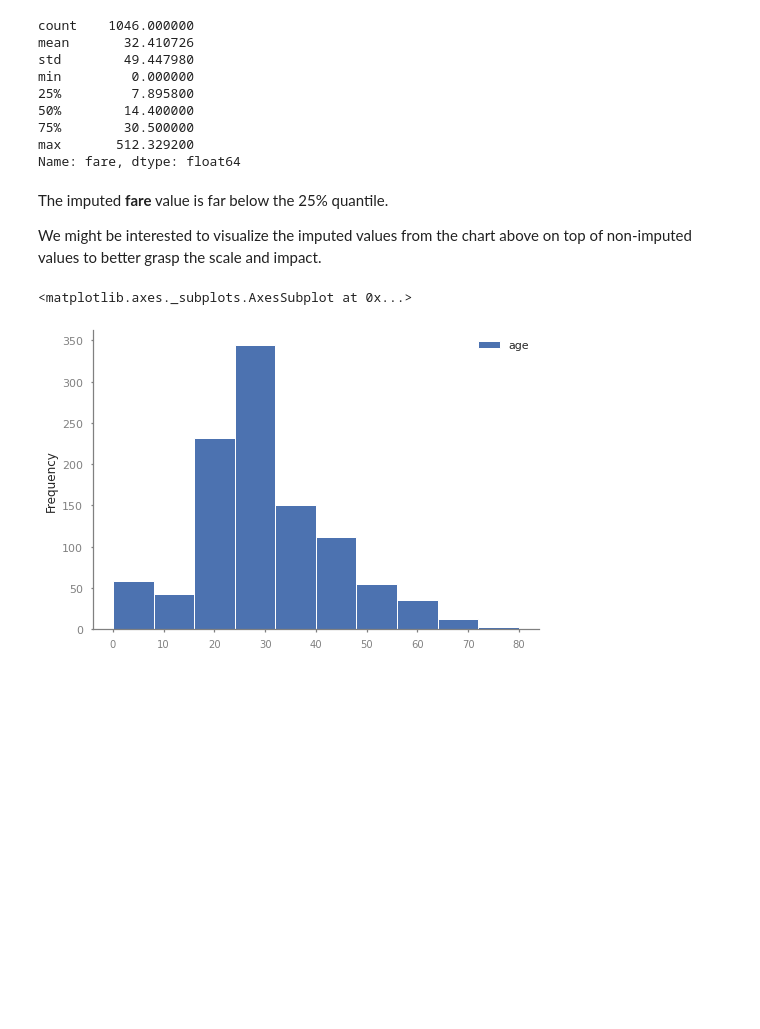
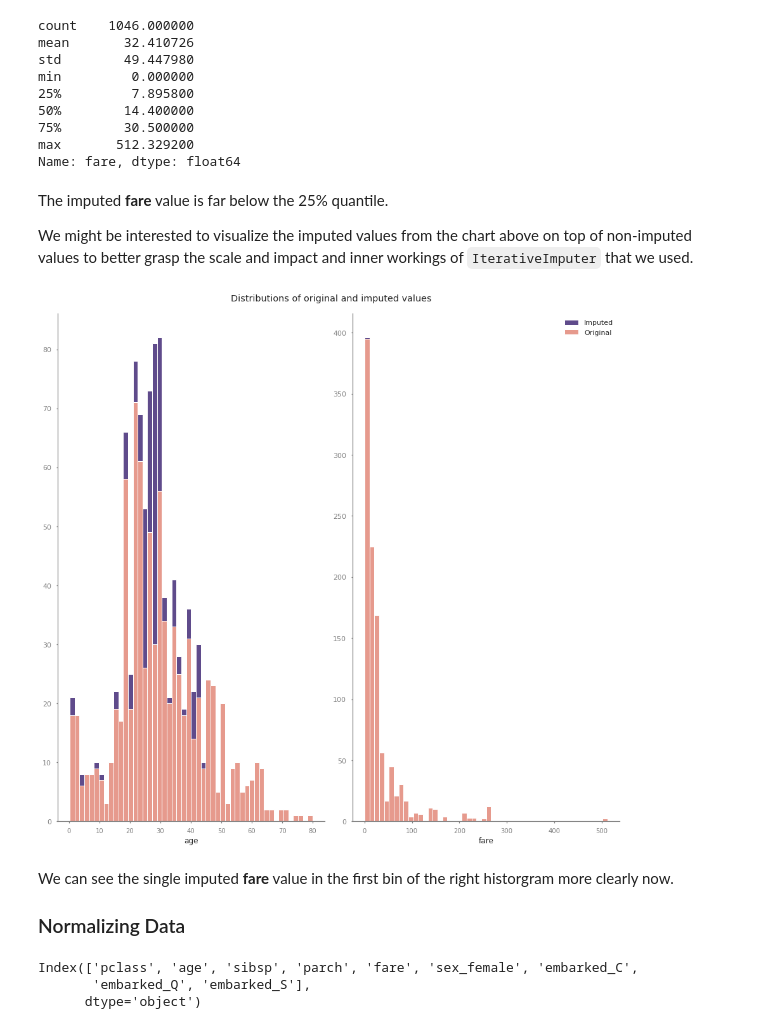
Before and after one commit to LukasRub/data-science-resources, a Jupyter notebook: book.solutions/Machine.Learning.Pocket.Reference/Workbook.ipynb, the cells around one changed output. Saved outputs shown, nothing was run; the diff lists cells and outputs as text; code cells hidden in the pictures; blank space fills up the shorter version.

```diff
--- a/book.solutions/Machine.Learning.Pocket.Reference/Workbook.ipynb
+++ b/book.solutions/Machine.Learning.Pocket.Reference/Workbook.ipynb
@@ -397,17 +399,46 @@ Name: fare, dtype: float64
 # %% [markdown]
 The imputed **fare** value is far below the 25% quantile.
 
-We might be interested to visualize the imputed values from the chart above on top of non-imputed values to better grasp the scale and impact.
+We might be interested to visualize the imputed values from the chart above on top of non-imputed values to better grasp the scale and impact and inner workings of `IterativeImputer` that we used.
 # %%
 age_imputed = X_train_num_imputed.copy()
-age_imputed['age_imputed'] = False
-age_imputed.loc[missing_age_ix, 'age_imputed'] = True
+age_imputed['is_imputed'] = False
+age_imputed.loc[missing_age_ix, 'is_imputed'] = True
 
 fare_imputed = X_train_num_imputed.copy()
-fare_imputed['fare_imputed'] = False
-fare_imputed.loc[missing_fare_ix, 'fare_imputed'] = True
+fare_imputed['is_imputed'] = False
+fare_imputed.loc[missing_fare_ix, 'is_imputed'] = True
-# %%
-sns.barplot()
-# %% [output]
-<matplotlib.axes._subplots.AxesSubplot at 0x...>
-[figure, removed]
+# %%
+fig = plt.figure(figsize=(13,12))
+gs = fig.add_gridspec(1, 2)
+
+ax = [fig.add_subplot(gs[col]) for col in range(gs.ncols)]
+kwargs = dict(kde=False, bins=50, hist_kws={'alpha':1.0})
+
+# For `age` attribute
+imputed_plot = sns.distplot(age_imputed.age, color=palette[0], ax=ax[0], **kwargs)
+original_plot = sns.distplot(age_imputed[age_imputed.is_imputed==False].age,
+                             color=palette[1], ax=ax[0], **kwargs)
+
+# For `fare` attribute
+imputed_plot = sns.distplot(fare_imputed.fare, color=palette[0], ax=ax[1],
+                            label='Imputed', **kwargs)
+original_plot = sns.distplot(fare_imputed[fare_imputed.is_imputed==False].fare,
+                             label='Original', color=palette[1], ax=ax[1], **kwargs)
+
+fig.suptitle('Distributions of original and imputed values', y=1.02)
+plt.legend()
+gs.tight_layout(fig)
+plt.show()
+# %% [output]
+[figure, added]
+# %% [markdown]
+We can see the single imputed **fare** value in the first bin of the right historgram more clearly now.
+
+### Normalizing Data
+# %%
+X_train_num.columns
+# %% [output]
+Index(['pclass', 'age', 'sibsp', 'parch', 'fare', 'sex_female', 'embarked_C',
+       'embarked_Q', 'embarked_S'],
+      dtype='object')
```
Also changed, not shown: parts of 10 cells of this notebook.
